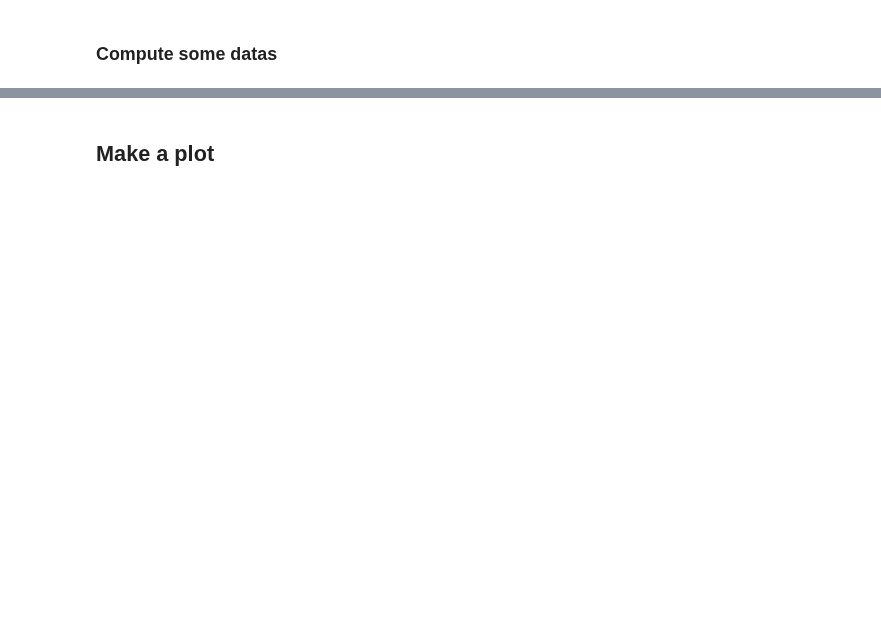
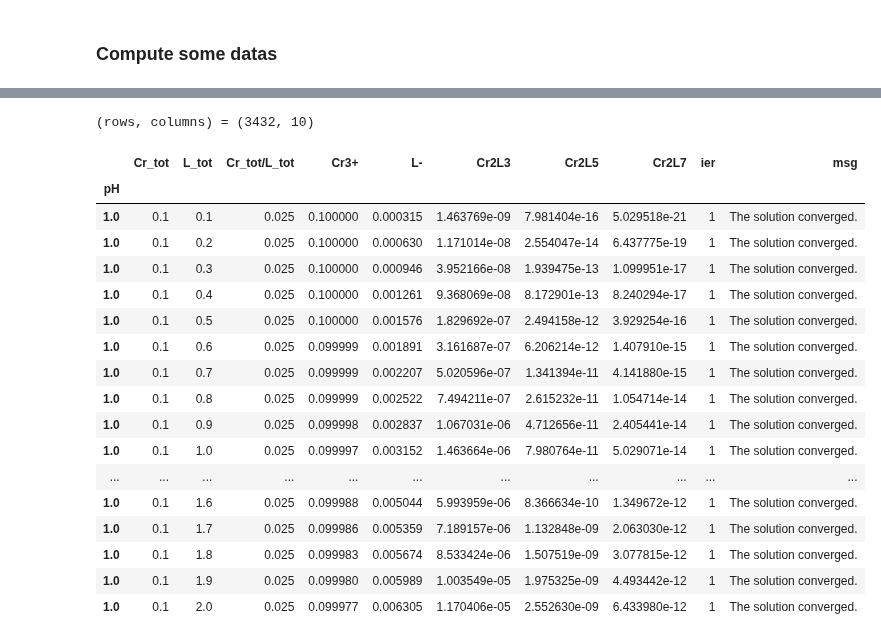
Before and after one commit to gVallverdu/cookbook, a Jupyter notebook: dimitri.ipynb, the cells around one changed output, grey strips where cells are left out. Drawn from its saved outputs; the diff is of its cells as text; code cells hidden in the pictures; blank space fills up the shorter version.

Commit message:
update dimitri

```diff
--- a/dimitri.ipynb
+++ b/dimitri.ipynb
@@ -115,7 +124,7 @@ def output_results(B, L, params):
 # %%
 Kd2 = 6.15e-7
 Kd3 = 3.9e-5
-Kd4 = 2.14* 10**(-2.4)
+Kd4 = 2.14e-4
 Ka = 10**(-3.5)
 # %% [markdown]
 ### Equations to solve
@@ -222,15 +233,26 @@ ax.set_ylabel("concentration mol/L")
 # %%
-data = {"pH": [], "Cr_tot": [], "L_tot": [], "Cr3+": [], "L-": [], "Cr2L3": [], "Cr2L5": [], "Cr2L7":[]}
+data = {
+    "pH": [], "Cr_tot": [], "L_tot": [],
+    "Cr3+": [], "L-": [], "Cr2L3": [], "Cr2L5": [], "Cr2L7":[],
+    "ier": [], "msg": []
+}
 for pH in np.arange(1, 6.5, .5):
     for Cr_tot in np.arange(0.1, 0.9, .1):
-        for L_tot in np.arange(0.1, 8.1, .1):
+        for L_tot in np.arange(0.1, 4, .1):
             params = (Kd2, Kd3, Kd4, pH, Ka, Cr_tot, L_tot)
-            B, L = fsolve(system, x0=[.1, .1], args=params)
+            solution, info, ier, msg = fsolve(system, x0=[1e-6, L_tot], args=params, full_output=True)
+
+            M, L = solution
+
             data["pH"].append(pH)
             data["Cr_tot"].append(Cr_tot)
             data["L_tot"].append(L_tot)
-            data["Cr3+"].append(B)
+            data["Cr3+"].append(M)
             data["L-"].append(L)
-            data["Cr2L3"].append(get_c_cplx(B, L, 3, Kd4))
-            data["Cr2L5"].append(get_c_cplx(B, L, 5, Kd3))
-            data["Cr2L7"].append(get_c_cplx(B, L, 7, Kd2))
+            data["Cr2L3"].append(get_c_cplx(M, L, 3, Kd4))
+            data["Cr2L5"].append(get_c_cplx(M, L, 5, Kd3))
+            data["Cr2L7"].append(get_c_cplx(M, L, 7, Kd2))
+
+            # save info about solution
+            data["ier"].append(ier)
+            data["msg"].append(msg)
@@ -240,2 +258,0 @@ for pH in np.arange(1, 6.5, .5):
-# %% [markdown]
-## Make a plot
@@ -241,0 +263,37 @@ for pH in np.arange(1, 6.5, .5):
+# %%
+# create a Data Frame
+bdf = pd.DataFrame(data, columns=["pH", "Cr_tot", "L_tot", "Cr3+", "L-", "Cr2L3", "Cr2L5", "Cr2L7", "ier", "msg"])
+# set pH as index
+bdf.set_index("pH", inplace=True)
+# Compute ration Cr3+_tot / L_tot
+bdf["Cr_tot/L_tot"] = df["Cr_tot"] / df["L_tot"]
+# reorder columns
+columns = bdf.columns.tolist()
+columns.insert(2, columns[-1])
+bdf = bdf[columns[:-1]]
+# print Data Frame shape
+print("(rows, columns) =", bdf.shape)
+# save to csv
+bdf.to_csv("dimitri.csv", sep=";")
+# show data frame
+bdf.head(20)
+# %% [output]
+(rows, columns) = (3432, 10)
+|  | Cr_tot | L_tot | Cr_tot/L_tot | Cr3+ | L- | Cr2L3 | Cr2L5 | Cr2L7 | ier | msg |
+| pH |  |  |  |  |  |  |  |  |  |  |
+| 1.0 | 0.1 | 0.1 | 0.025 | 0.100000 | 0.000315 | 1.463769e-09 | 7.981404e-16 | 5.029518e-21 | 1 | The solution converged. |
+| 1.0 | 0.1 | 0.2 | 0.025 | 0.100000 | 0.000630 | 1.171014e-08 | 2.554047e-14 | 6.437775e-19 | 1 | The solution converged. |
+| 1.0 | 0.1 | 0.3 | 0.025 | 0.100000 | 0.000946 | 3.952166e-08 | 1.939475e-13 | 1.099951e-17 | 1 | The solution converged. |
+| 1.0 | 0.1 | 0.4 | 0.025 | 0.100000 | 0.001261 | 9.368069e-08 | 8.172901e-13 | 8.240294e-17 | 1 | The solution converged. |
+| 1.0 | 0.1 | 0.5 | 0.025 | 0.100000 | 0.001576 | 1.829692e-07 | 2.494158e-12 | 3.929254e-16 | 1 | The solution converged. |
+| 1.0 | 0.1 | 0.6 | 0.025 | 0.099999 | 0.001891 | 3.161687e-07 | 6.206214e-12 | 1.407910e-15 | 1 | The solution converged. |
+| 1.0 | 0.1 | 0.7 | 0.025 | 0.099999 | 0.002207 | 5.020596e-07 | 1.341394e-11 | 4.141880e-15 | 1 | The solution converged. |
+| 1.0 | 0.1 | 0.8 | 0.025 | 0.099999 | 0.002522 | 7.494211e-07 | 2.615232e-11 | 1.054714e-14 | 1 | The solution converged. |
+| 1.0 | 0.1 | 0.9 | 0.025 | 0.099998 | 0.002837 | 1.067031e-06 | 4.712656e-11 | 2.405441e-14 | 1 | The solution converged. |
+| 1.0 | 0.1 | 1.0 | 0.025 | 0.099997 | 0.003152 | 1.463664e-06 | 7.980764e-11 | 5.029071e-14 | 1 | The solution converged. |
+| ... | ... | ... | ... | ... | ... | ... | ... | ... | ... | ... |
+| 1.0 | 0.1 | 1.6 | 0.025 | 0.099988 | 0.005044 | 5.993959e-06 | 8.366634e-10 | 1.349672e-12 | 1 | The solution converged. |
+| 1.0 | 0.1 | 1.7 | 0.025 | 0.099986 | 0.005359 | 7.189157e-06 | 1.132848e-09 | 2.063030e-12 | 1 | The solution converged. |
+| 1.0 | 0.1 | 1.8 | 0.025 | 0.099983 | 0.005674 | 8.533424e-06 | 1.507519e-09 | 3.077815e-12 | 1 | The solution converged. |
+| 1.0 | 0.1 | 1.9 | 0.025 | 0.099980 | 0.005989 | 1.003549e-05 | 1.975325e-09 | 4.493442e-12 | 1 | The solution converged. |
+| 1.0 | 0.1 | 2.0 | 0.025 | 0.099977 | 0.006305 | 1.170406e-05 | 2.552630e-09 | 6.433980e-12 | 1 | The solution converged. |
```
Also changed, not shown: parts of 16 cells of this notebook.
